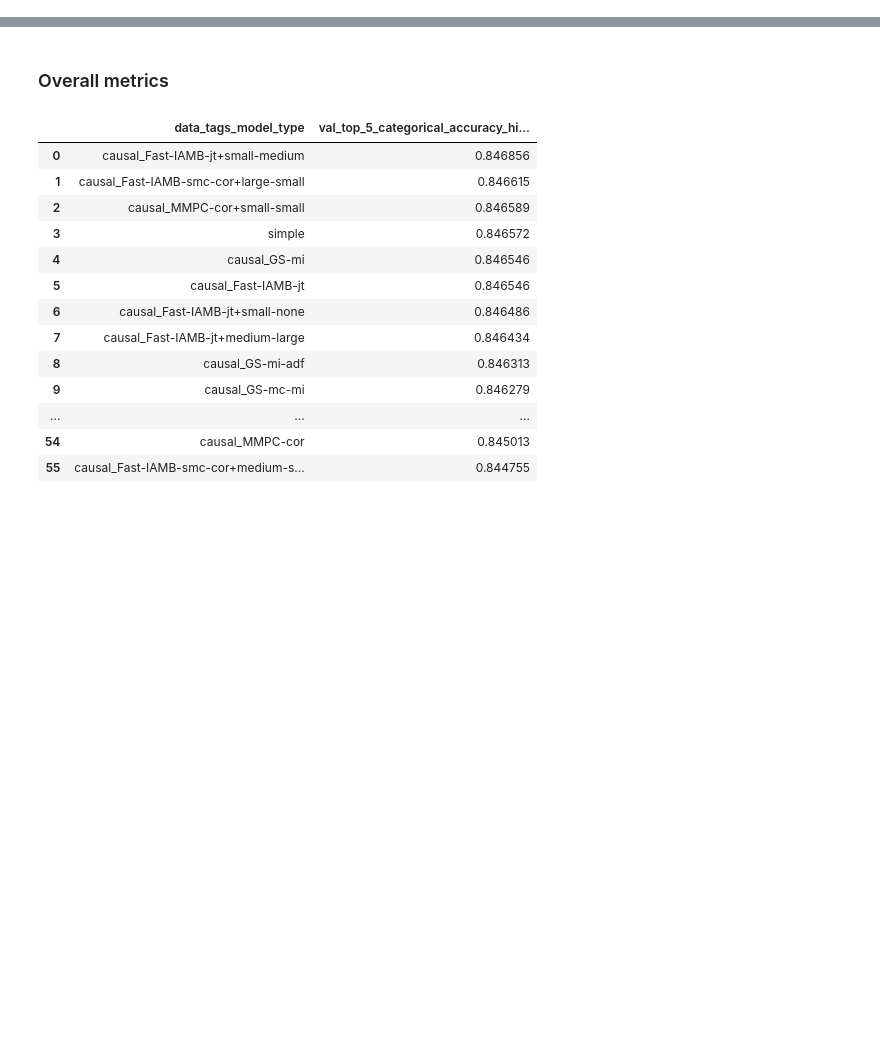
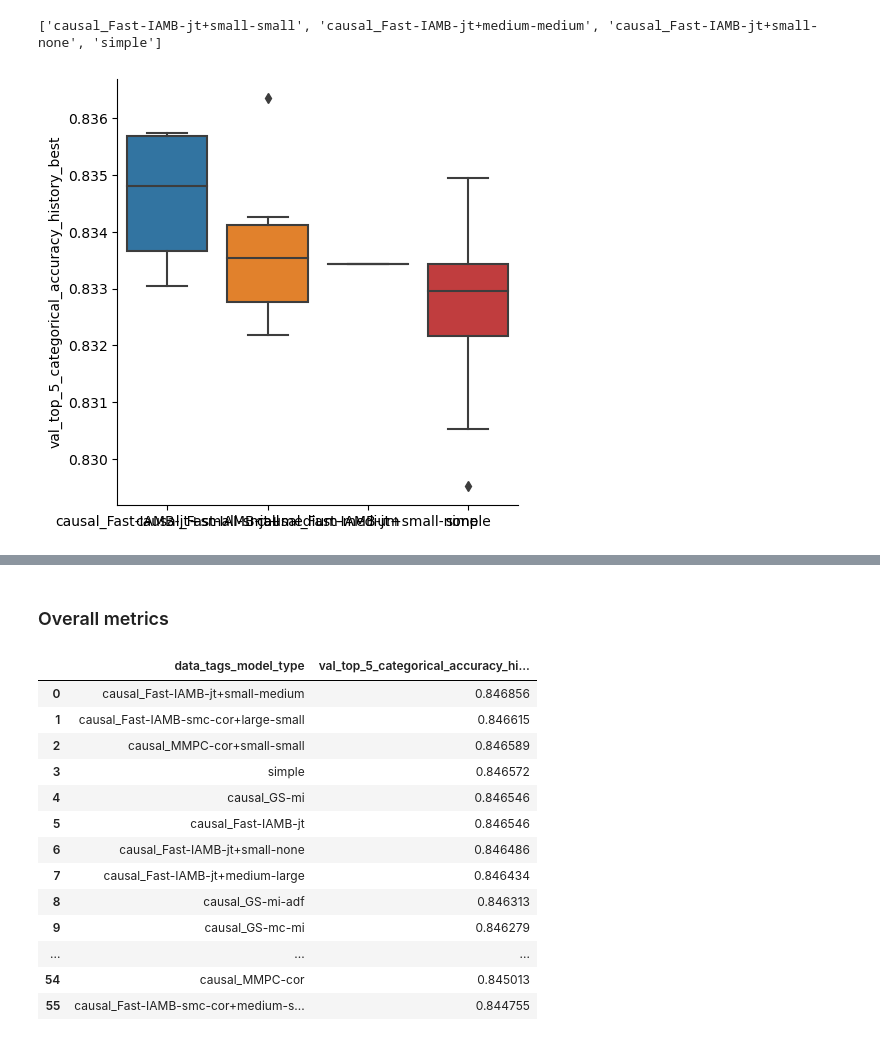
Before and after one commit to ralmasri/Domain-Guided-Monitoring, a Jupyter notebook: notebooks/knowledge_graphs.ipynb, the cells around one changed output, grey strips where cells are left out. Drawn from its saved outputs; the diff is of its cells as text; code cells hidden in the pictures; blank space fills up the shorter version.

Commit message:
reorganized notebook and printed out some new information

```diff
--- a/notebooks/knowledge_graphs.ipynb
+++ b/notebooks/knowledge_graphs.ipynb
@@ -79,0 +173,23 @@ def plot_best_metric_bar(metric_df, metric_names,
+# %%
+bin_configs = { # label -> (bin_size, bin_overlap)
+    'small-none': (['00:00:05'], '00:00:00'),
+    'medium-none': (['0:01:00','00:00:60'], '00:00:00'),
+    'large-none': (['00:10:00'], '00:00:00'),
+    'small-small': (['00:00:05'], '00:00:01'),
+    'medium-small': (['0:01:00','00:00:60'], '00:00:12'),
+    'large-small': (['00:10:00'], '00:02:00'),
+    'small-medium': (['00:00:05'], '00:00:03'),
+    'medium-medium': (['0:01:00','00:00:60'], '00:00:30'),
+    'large-medium': (['00:10:00'], '00:05:00'),
+    'small-large': (['00:00:05'], '00:00:04'),
+    'medium-large': (['0:01:00','00:00:60'], '00:00:48'),
+    'large-large': (['00:10:00'], '00:08:00'),
+}
+
+matrix_df = run_df.copy()
+for algo in experimented_algos:
+    for label, config in bin_configs.items():
+        bin_sizes, bin_overlap = config[0], config[1]
+        matrix_df.loc[(matrix_df['data_params_TimeSeriesTransformerConfigbin_size'].isin(bin_sizes))
+        & (matrix_df['data_params_TimeSeriesTransformerConfigbin_overlap'] == bin_overlap)
+        & (matrix_df['data_tags_model_type'] == algo), 'data_tags_model_type'] = algo + '+' + label
@@ -79,0 +234,7 @@ def plot_best_metric_bar(metric_df, metric_names,
+# %%
+# Sort by mean top 5 categorical accuracy
+sorted_top_5_accuracy_mean_df = pd.DataFrame(
+    matrix_df.groupby(['data_tags_model_type'])['val_top_5_categorical_accuracy_history_best']
+    .mean()
+    .sort_values(ascending=False)).reset_index()
+sorted_top_5_accuracy_mean_df
@@ -79,0 +255,17 @@ def plot_best_metric_bar(metric_df, metric_names,
+# %%
+k = 3
+top_k_mean = sorted_top_5_accuracy_mean_df['data_tags_model_type'].tolist()[:k]
+top_k_median = sorted_top_5_accuracy_median_df['data_tags_model_type'].tolist()[:k]
+
+if "simple" not in top_k_mean:
+    top_k_mean.append('simple')
+
+if "simple" not in top_k_median:
+    top_k_median.append('simple')
+# %%
+print(top_k_mean)
+plot_best_metric_bar(matrix_df, ['val_top_5_categorical_accuracy_history_best'],
+x_order = top_k_mean)
+# %% [output]
+['causal_Fast-IAMB-jt+small-small', 'causal_Fast-IAMB-jt+medium-medium', 'causal_Fast-IAMB-jt+small-none', 'simple']
+[figure, added]
```
Also changed, not shown: parts of 19 cells of this notebook.
